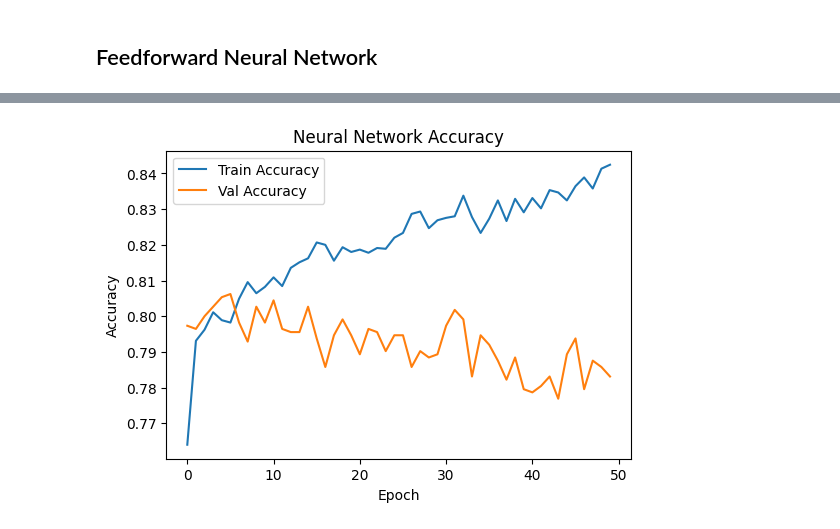
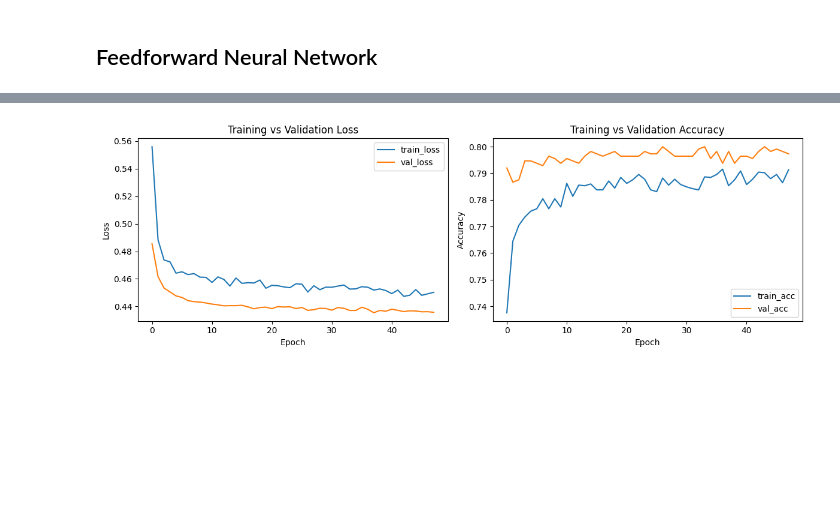
Before and after one commit to WeiTeik/6006CEM-ML, a Jupyter notebook: Task2_classification/Task2_Classification_Telco Customer.ipynb, the cells around one changed output, grey strips where cells are left out. Cells and saved outputs as stored; diff of their text form; code cells hidden in the pictures; blank space fills up the shorter version.

```diff
--- a/Task2_classification/Task2_Classification_Telco Customer.ipynb
+++ b/Task2_classification/Task2_Classification_Telco Customer.ipynb
@@ -173,0 +122,9 @@ X_train_scaled.shape, X_test_scaled.shape
+# %%
+# --- Prepare data (we already have X_train, X_test, y_train, y_test and scaler) ---
+# Ensure numpy arrays and correct dtype
+X_train_arr = np.array(X_train, dtype=np.float32)
+X_test_arr  = np.array(X_test, dtype=np.float32)
+y_train_arr = np.array(y_train, dtype=np.float32)
+y_test_arr  = np.array(y_test, dtype=np.int32)
+
+print("Shapes:", X_train_arr.shape, X_test_arr.shape, y_train_arr.shape, y_test_arr.shape)
@@ -216,10 +171,15 @@ Model: "sequential_1"
  Non-trainable params: 0 (0.00 B)
+# %%
+# --- Callbacks (EarlyStopping to avoid overfitting) ---
+es = callbacks.EarlyStopping(monitor='val_loss', patience=10, restore_best_weights=True)
 # %%
+# --- Train ---
 history = nn_model.fit(
-    X_train_scaled, y_train,
-    validation_split=0.2,
+    X_train_arr, y_train_arr,
+    validation_split=0.2,   # 20% of train used for validation
     epochs=50,
     batch_size=32,
+    callbacks=[es],
     verbose=1
 )
 # %% [output]
@@ -243,12 +203,25 @@ Epoch 50/50
 # %%
-plt.figure(figsize=(6,4))
-plt.plot(history.history["accuracy"], label="Train Accuracy")
-plt.plot(history.history["val_accuracy"], label="Val Accuracy")
-plt.title("Neural Network Accuracy")
-plt.xlabel("Epoch")
-plt.ylabel("Accuracy")
+# --- Plot training curves ---
+plt.figure(figsize=(12,4))
+
+plt.subplot(1,2,1)
+plt.plot(history.history['loss'], label='train_loss')
+plt.plot(history.history['val_loss'], label='val_loss')
+plt.title('Training vs Validation Loss')
+plt.xlabel('Epoch')
+plt.ylabel('Loss')
 plt.legend()
+
+plt.subplot(1,2,2)
+plt.plot(history.history['accuracy'], label='train_acc')
+plt.plot(history.history['val_accuracy'], label='val_acc')
+plt.title('Training vs Validation Accuracy')
+plt.xlabel('Epoch')
+plt.ylabel('Accuracy')
+plt.legend()
+
+plt.tight_layout()
 plt.show()
 # %% [output]
-[figure, old version]
+[figure, new version]
 # %%
```
Also changed, not shown: parts of 22 cells of this notebook, 5 other files.
